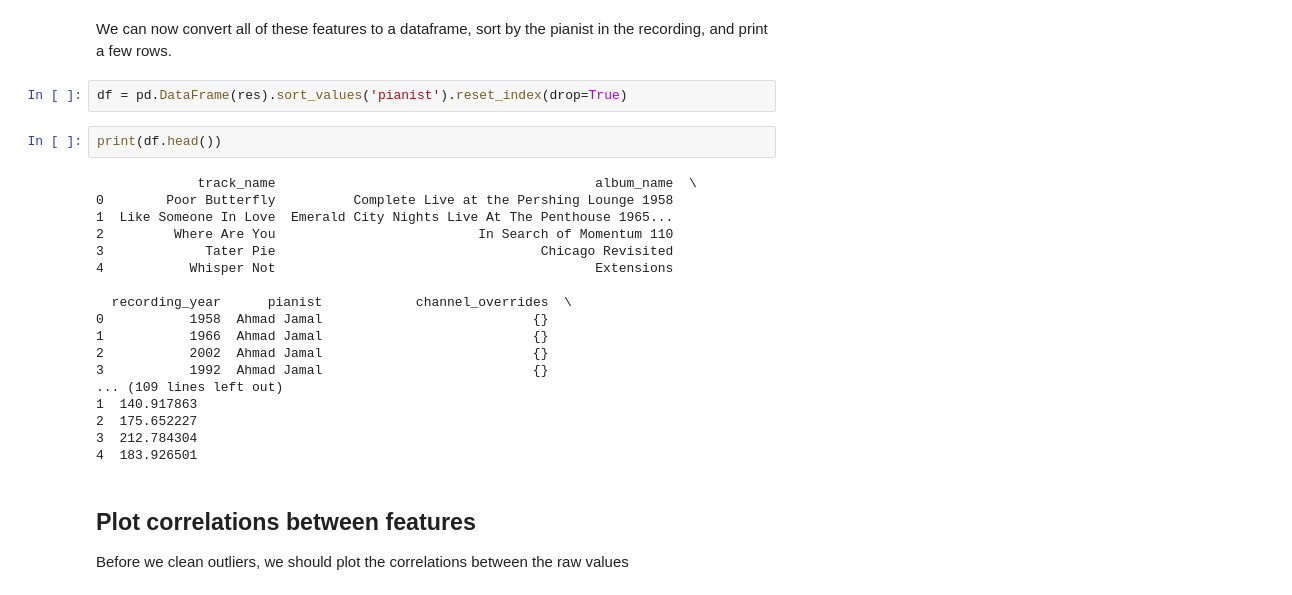
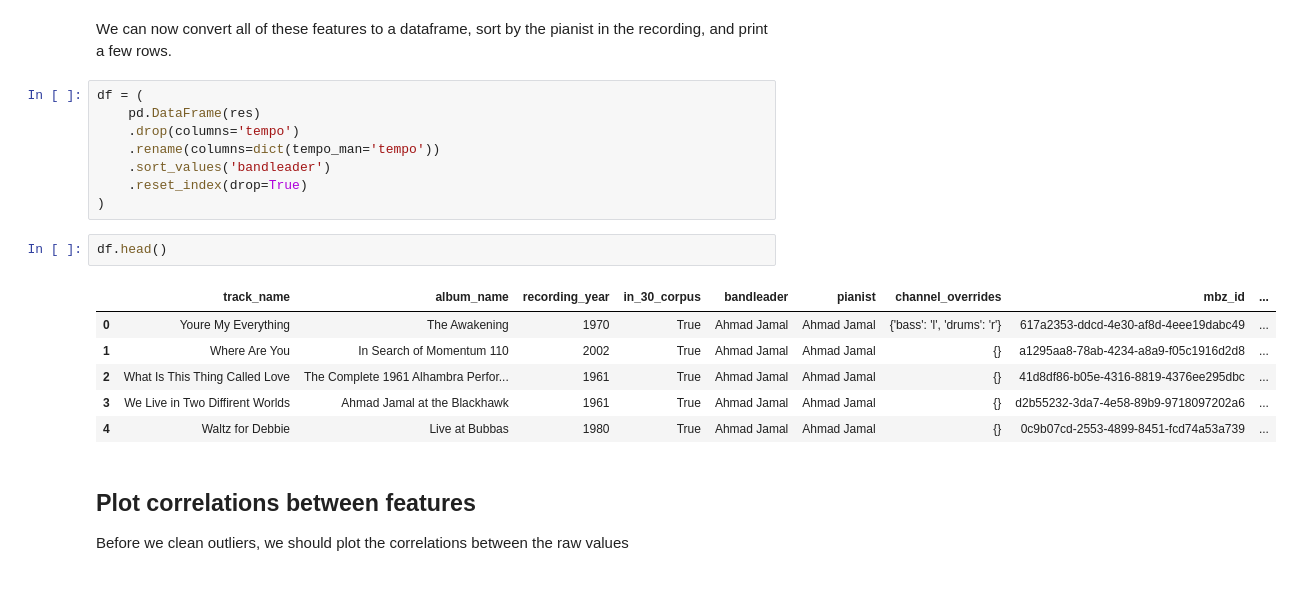
Before and after one commit to HuwCheston/Jazz-Trio-Database, a Jupyter notebook: notebooks/prediction/0.1-cheston-prediction-rhythmic-features.ipynb, the cells around one changed output. Saved outputs shown, nothing was run; the diff lists cells and outputs as text.

```diff
--- a/notebooks/prediction/0.1-cheston-prediction-rhythmic-features.ipynb
+++ b/notebooks/prediction/0.1-cheston-prediction-rhythmic-features.ipynb
@@ -147,27 +165,22 @@ with Parallel(n_jobs=-1, verbose=5) as parallel:
 # %% [markdown]
 We can now convert all of these features to a dataframe, sort by the pianist in the recording, and print a few rows.
 # %%
-df = pd.DataFrame(res).sort_values('pianist').reset_index(drop=True)
+df = (
+    pd.DataFrame(res)
+    .drop(columns='tempo')
+    .rename(columns=dict(tempo_man='tempo'))
+    .sort_values('bandleader')
+    .reset_index(drop=True)
+)
-# %%
-print(df.head())
-# %% [output]
-             track_name                                         album_name  \
-0        Poor Butterfly          Complete Live at the Pershing Lounge 1958
-1  Like Someone In Love  Emerald City Nights Live At The Penthouse 1965...
-2         Where Are You                          In Search of Momentum 110
-3             Tater Pie                                  Chicago Revisited
-4           Whisper Not                                         Extensions
-
-  recording_year      pianist            channel_overrides  \
-0           1958  Ahmad Jamal                           {}
-1           1966  Ahmad Jamal                           {}
-2           2002  Ahmad Jamal                           {}
-3           1992  Ahmad Jamal                           {}
-... (109 lines left out)
-1  140.917863
-2  175.652227
-3  212.784304
-4  183.926501
+# %%
+df.head()
+# %% [output]
+|  | track_name | album_name | recording_year | in_30_corpus | bandleader | pianist | channel_overrides | mbz_id | ... |
+| 0 | Youre My Everything | The Awakening | 1970 | True | Ahmad Jamal | Ahmad Jamal | {'bass': 'l', 'drums': 'r'} | 617a2353-ddcd-4e30-af8d-4eee19dabc49 | ... |
+| 1 | Where Are You | In Search of Momentum 110 | 2002 | True | Ahmad Jamal | Ahmad Jamal | {} | a1295aa8-78ab-4234-a8a9-f05c1916d2d8 | ... |
+| 2 | What Is This Thing Called Love | The Complete 1961 Alhambra Perfor... | 1961 | True | Ahmad Jamal | Ahmad Jamal | {} | 41d8df86-b05e-4316-8819-4376ee295dbc | ... |
+| 3 | We Live in Two Diffirent Worlds | Ahmad Jamal at the Blackhawk | 1961 | True | Ahmad Jamal | Ahmad Jamal | {} | d2b55232-3da7-4e58-89b9-9718097202a6 | ... |
+| 4 | Waltz for Debbie | Live at Bubbas | 1980 | True | Ahmad Jamal | Ahmad Jamal | {} | 0c9b07cd-2553-4899-8451-fcd74a53a739 | ... |
 # %% [markdown]
 ## Plot correlations between features
 Before we clean outliers, we should plot the correlations between the raw values
```
Also changed, not shown: parts of 28 cells of this notebook, 2 other files.
